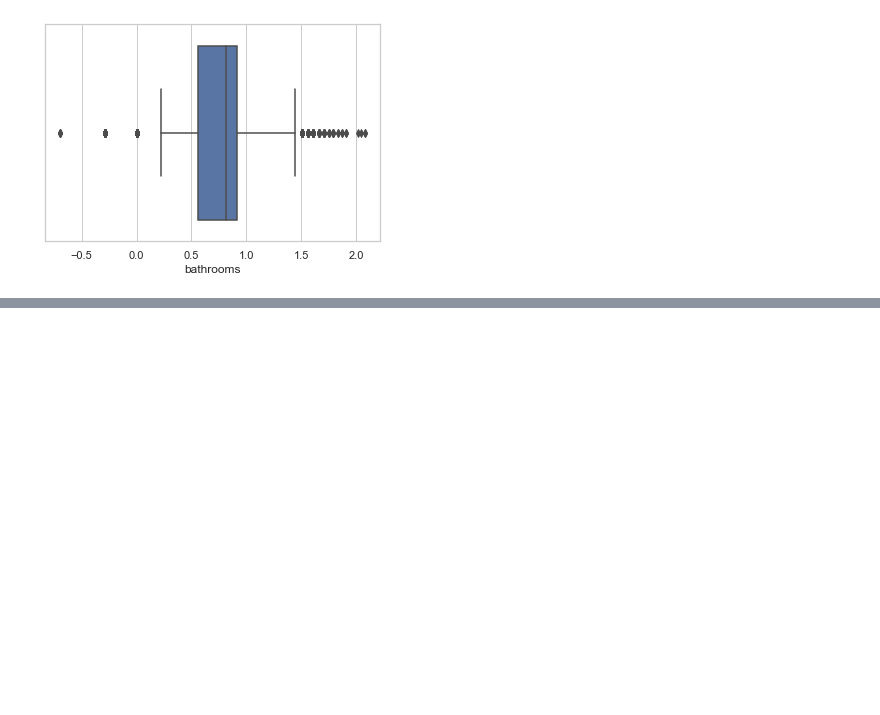
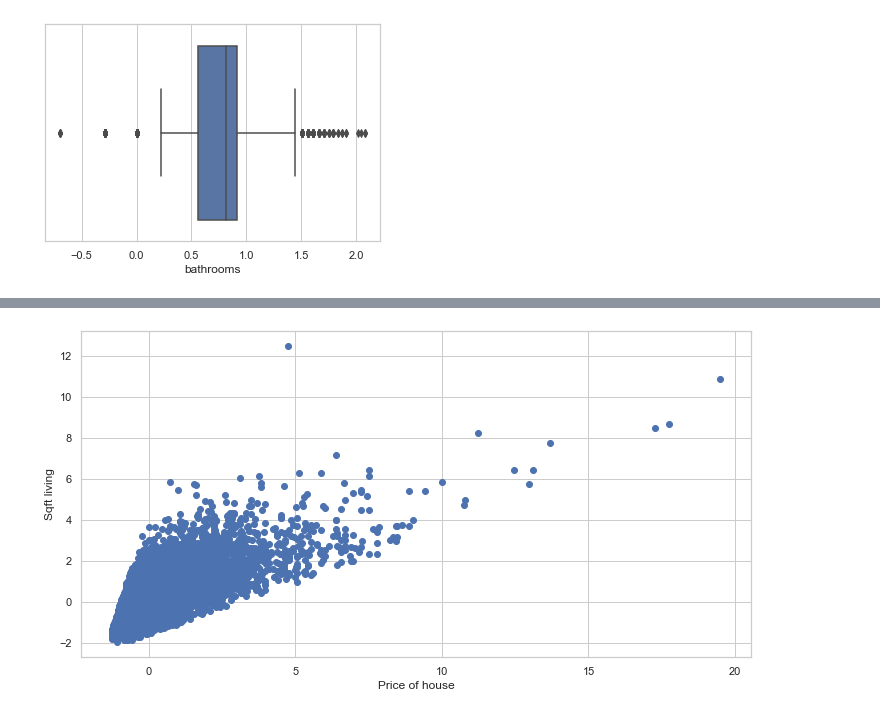
Before and after one commit to DennisNgugi/kc-house-prediction, a Jupyter notebook: KC house data.ipynb, the cells around one changed output, grey strips where cells are left out. Drawn from its saved outputs; the diff is of its cells as text; code cells hidden in the pictures; blank space fills up the shorter version.

```diff
--- a/KC house data.ipynb
+++ b/KC house data.ipynb
@@ -185,0 +228,9 @@ sns.boxplot(data=df3, x=np.log(df3['bathrooms']))
+# %%
+# scatter plot
+fig, ax =plt.subplots(figsize=(12,6))
+ax.scatter(df3['price'],df3['sqft_living'])
+ax.set_xlabel('Price of house')
+ax.set_ylabel('Sqft living')
+plt.show()
+# %% [output]
+[figure, added]
```
Also changed, not shown: parts of 18 cells of this notebook.
